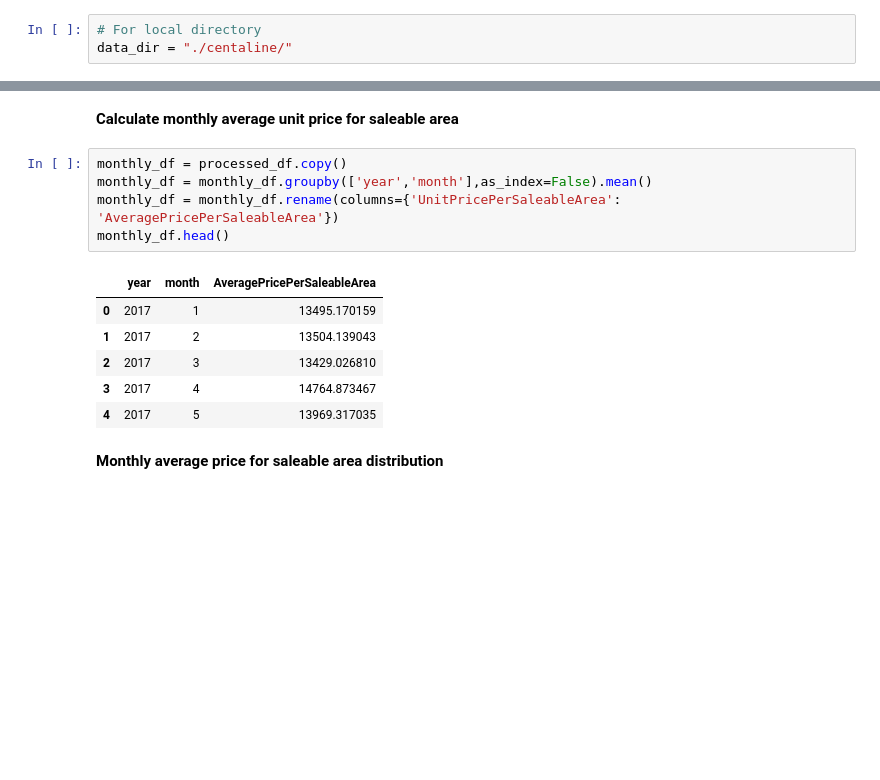
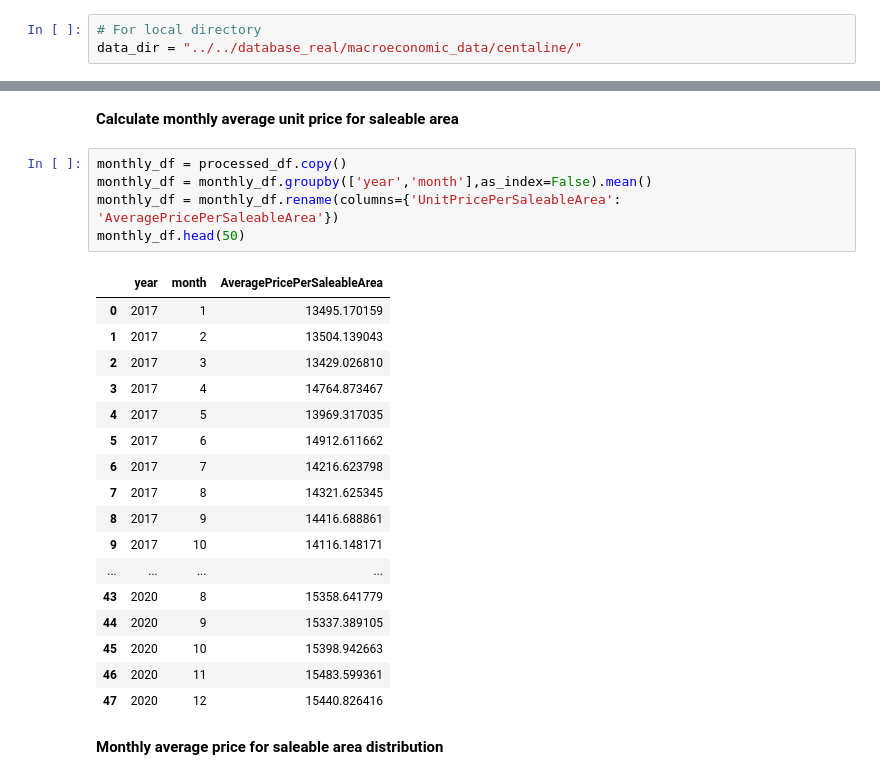
Before and after one commit to awoo424/algotrading, a Jupyter notebook: code/macroeconomic-analysis/economic-indicator-analysis.ipynb, the cells around one changed output, grey strips where cells are left out. Drawn from its saved outputs; the diff is of its cells as text; blank space fills up the shorter version.

```diff
--- a/code/macroeconomic-analysis/economic-indicator-analysis.ipynb
+++ b/code/macroeconomic-analysis/economic-indicator-analysis.ipynb
@@ -23,7 +31,7 @@ warnings.filterwarnings('ignore')
 #data_dir = "/content/drive/My Drive/FYP/centaline/"
 # %%
 # For local directory
-data_dir = "./centaline/"
+data_dir = "../../database_real/macroeconomic_data/centaline/"
 # %%
 hk = ["Kennedy_town_sai_ying_pun", "South_horizon", "Bel_air_sasson", "Aberdeen_ap_lei_chau", "Mid_level_west", "Peak_south",
              "Wanchai_causeway_bay", "Mid_level_central", "Happy_valley_mid_level_east", "Mid_level_north_point", "North_point_fortress_hill",
@@ -152,15 +162,26 @@ processed_df['UnitPricePerSaleableArea'] = processed_df['UnitPricePerSaleableAre
 # %%
 monthly_df = processed_df.copy()
 monthly_df = monthly_df.groupby(['year','month'],as_index=False).mean()
 monthly_df = monthly_df.rename(columns={'UnitPricePerSaleableArea': 'AveragePricePerSaleableArea'})
-monthly_df.head()
+monthly_df.head(50)
 # %% [output]
 |  | year | month | AveragePricePerSaleableArea |
 | 0 | 2017 | 1 | 13495.170159 |
 | 1 | 2017 | 2 | 13504.139043 |
 | 2 | 2017 | 3 | 13429.026810 |
 | 3 | 2017 | 4 | 14764.873467 |
 | 4 | 2017 | 5 | 13969.317035 |
+| 5 | 2017 | 6 | 14912.611662 |
+| 6 | 2017 | 7 | 14216.623798 |
+| 7 | 2017 | 8 | 14321.625345 |
+| 8 | 2017 | 9 | 14416.688861 |
+| 9 | 2017 | 10 | 14116.148171 |
+| ... | ... | ... | ... |
+| 43 | 2020 | 8 | 15358.641779 |
+| 44 | 2020 | 9 | 15337.389105 |
+| 45 | 2020 | 10 | 15398.942663 |
+| 46 | 2020 | 11 | 15483.599361 |
+| 47 | 2020 | 12 | 15440.826416 |
 # %% [markdown]
 **Monthly average price for saleable area distribution**
 # %%
```
Also changed, not shown: parts of 5 cells of this notebook, 11 other files.
